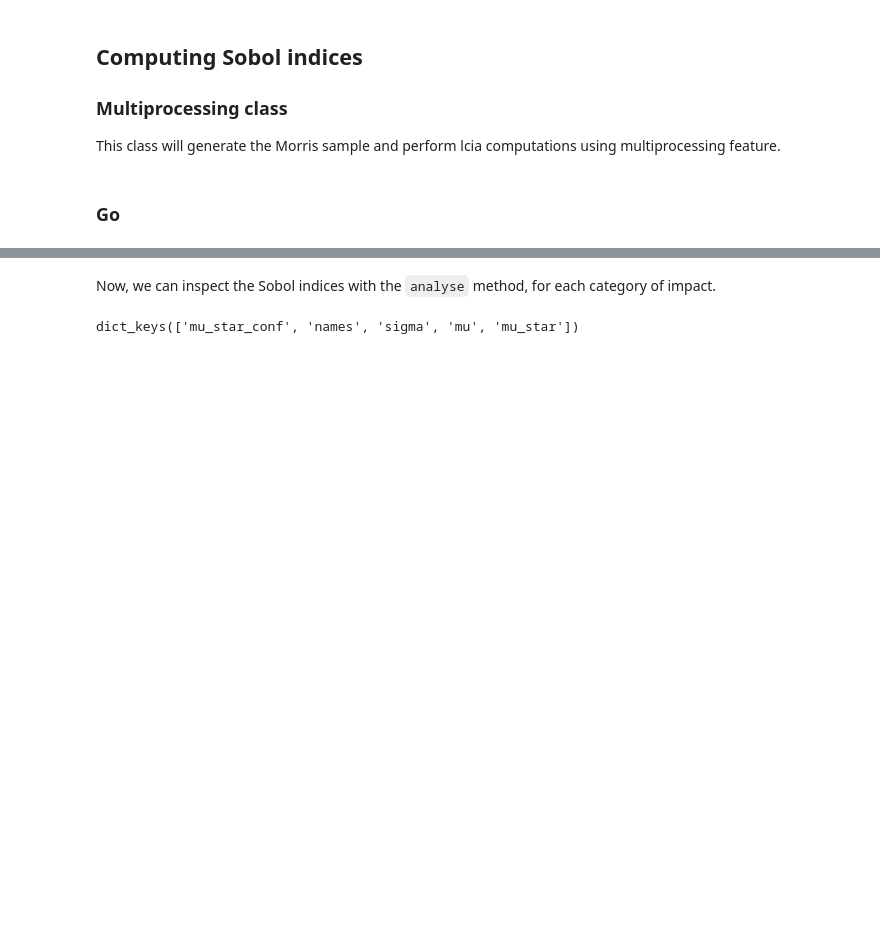
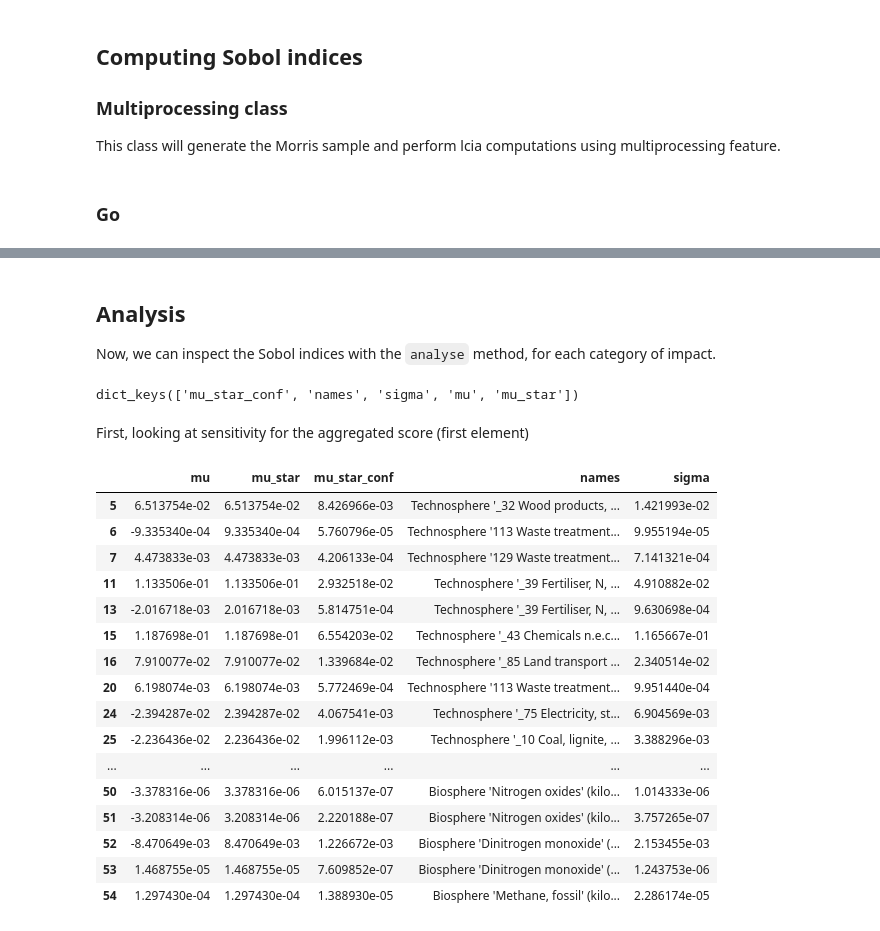
Before and after one commit to NicolasDumoulin/brightway2-sensitivity, a Jupyter notebook: GSA.ipynb, the cells around one changed output, grey strips where cells are left out. Cells and saved outputs as stored; diff of their text form; code cells hidden in the pictures; blank space fills up the shorter version.

````diff
--- a/GSA.ipynb
+++ b/GSA.ipynb
@@ -292,3 +293,4 @@ Total time elapsed: 00:01:10
 # %% [markdown]
+## Analysis
 Now, we can inspect the Sobol indices with the ```analyse``` method, for each category of impact.
 # %%
@@ -298,2 +299,25 @@ print(si.keys())
 # %% [output]
 dict_keys(['mu_star_conf', 'names', 'sigma', 'mu', 'mu_star'])
+# %% [markdown]
+First, looking at sensitivity for the aggregated score (first element)
+# %%
+si_score=DataFrame(analyse[0])
+si_score[si_score['mu']!=0]
+# %% [output]
+|  | mu | mu_star | mu_star_conf | names | sigma |
+| 5 | 6.513754e-02 | 6.513754e-02 | 8.426966e-03 | Technosphere '_32 Wood products, ... | 1.421993e-02 |
+| 6 | -9.335340e-04 | 9.335340e-04 | 5.760796e-05 | Technosphere '113 Waste treatment... | 9.955194e-05 |
+| 7 | 4.473833e-03 | 4.473833e-03 | 4.206133e-04 | Technosphere '129 Waste treatment... | 7.141321e-04 |
+| 11 | 1.133506e-01 | 1.133506e-01 | 2.932518e-02 | Technosphere '_39 Fertiliser, N, ... | 4.910882e-02 |
+| 13 | -2.016718e-03 | 2.016718e-03 | 5.814751e-04 | Technosphere '_39 Fertiliser, N, ... | 9.630698e-04 |
+| 15 | 1.187698e-01 | 1.187698e-01 | 6.554203e-02 | Technosphere '_43 Chemicals n.e.c... | 1.165667e-01 |
+| 16 | 7.910077e-02 | 7.910077e-02 | 1.339684e-02 | Technosphere '_85 Land transport ... | 2.340514e-02 |
+| 20 | 6.198074e-03 | 6.198074e-03 | 5.772469e-04 | Technosphere '113 Waste treatment... | 9.951440e-04 |
+| 24 | -2.394287e-02 | 2.394287e-02 | 4.067541e-03 | Technosphere '_75 Electricity, st... | 6.904569e-03 |
+| 25 | -2.236436e-02 | 2.236436e-02 | 1.996112e-03 | Technosphere '_10 Coal, lignite, ... | 3.388296e-03 |
+| ... | ... | ... | ... | ... | ... |
+| 50 | -3.378316e-06 | 3.378316e-06 | 6.015137e-07 | Biosphere 'Nitrogen oxides' (kilo... | 1.014333e-06 |
+| 51 | -3.208314e-06 | 3.208314e-06 | 2.220188e-07 | Biosphere 'Nitrogen oxides' (kilo... | 3.757265e-07 |
+| 52 | -8.470649e-03 | 8.470649e-03 | 1.226672e-03 | Biosphere 'Dinitrogen monoxide' (... | 2.153455e-03 |
+| 53 | 1.468755e-05 | 1.468755e-05 | 7.609852e-07 | Biosphere 'Dinitrogen monoxide' (... | 1.243753e-06 |
+| 54 | 1.297430e-04 | 1.297430e-04 | 1.388930e-05 | Biosphere 'Methane, fossil' (kilo... | 2.286174e-05 |
````
Also changed, not shown: parts of 11 cells of this notebook.
